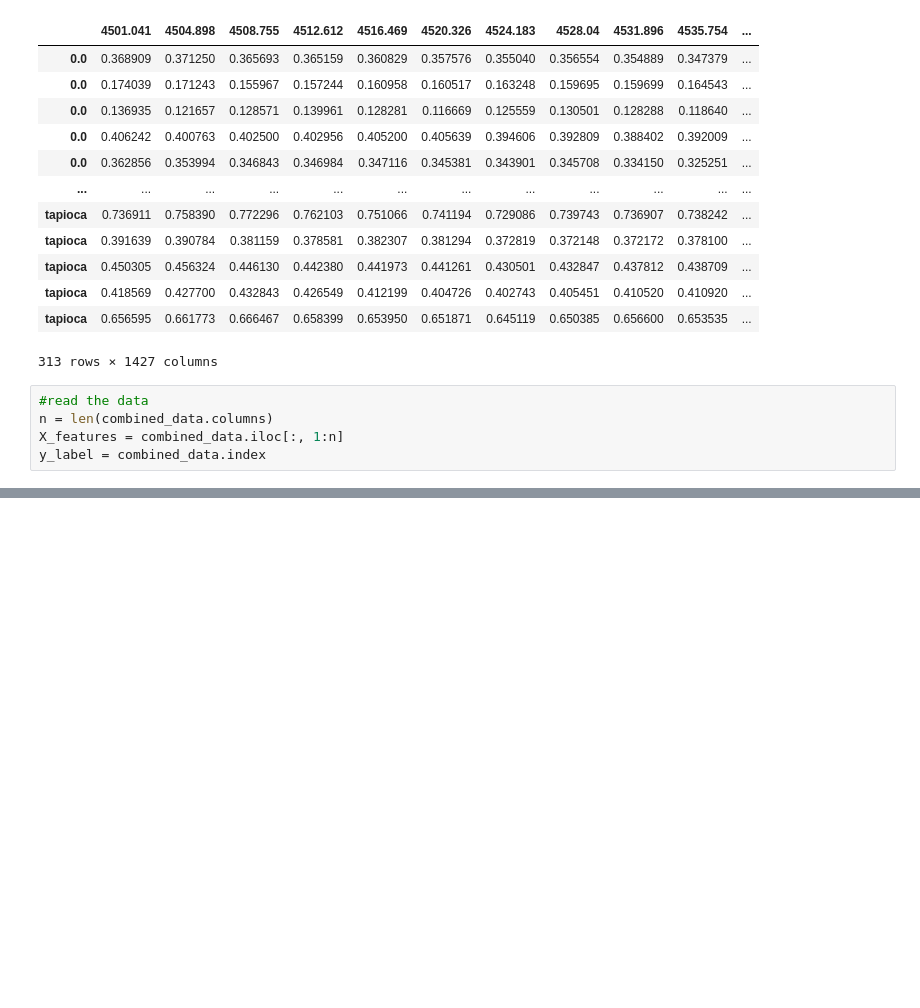
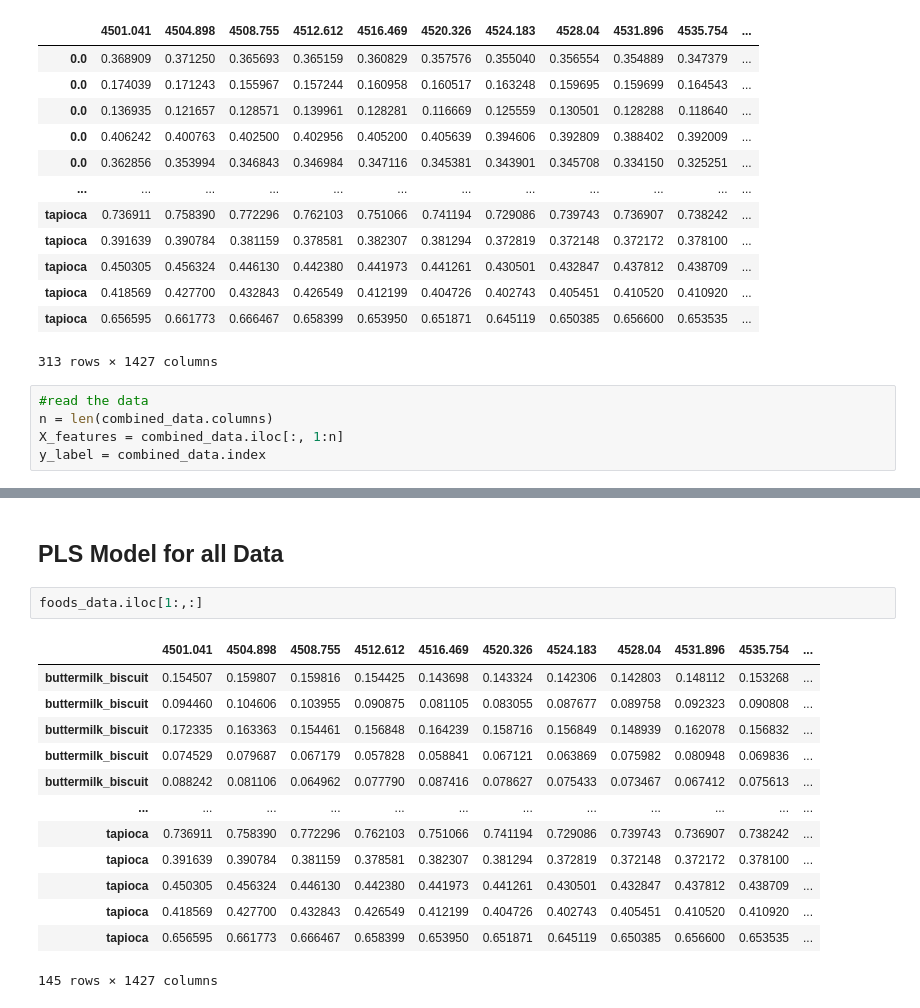
Before and after one commit to davissineath/FT-NIR_ML_Predictions, a Jupyter notebook: PLS_model/PLS.ipynb, the cells around one changed output, grey strips where cells are left out. Drawn from its saved outputs; the diff is of its cells as text; blank space fills up the shorter version.

```diff
--- a/PLS_model/PLS.ipynb
+++ b/PLS_model/PLS.ipynb
@@ -241,0 +289,18 @@ Calculated PHATE in 0.30 seconds.
+# %% [markdown]
+## PLS Model for all Data
+# %%
+foods_data.iloc[1:,:]
+# %% [output]
+|  | 4501.041 | 4504.898 | 4508.755 | 4512.612 | 4516.469 | 4520.326 | 4524.183 | 4528.04 | 4531.896 | 4535.754 | ... |
+| buttermilk_biscuit | 0.154507 | 0.159807 | 0.159816 | 0.154425 | 0.143698 | 0.143324 | 0.142306 | 0.142803 | 0.148112 | 0.153268 | ... |
+| buttermilk_biscuit | 0.094460 | 0.104606 | 0.103955 | 0.090875 | 0.081105 | 0.083055 | 0.087677 | 0.089758 | 0.092323 | 0.090808 | ... |
+| buttermilk_biscuit | 0.172335 | 0.163363 | 0.154461 | 0.156848 | 0.164239 | 0.158716 | 0.156849 | 0.148939 | 0.162078 | 0.156832 | ... |
+| buttermilk_biscuit | 0.074529 | 0.079687 | 0.067179 | 0.057828 | 0.058841 | 0.067121 | 0.063869 | 0.075982 | 0.080948 | 0.069836 | ... |
+| buttermilk_biscuit | 0.088242 | 0.081106 | 0.064962 | 0.077790 | 0.087416 | 0.078627 | 0.075433 | 0.073467 | 0.067412 | 0.075613 | ... |
+| ... | ... | ... | ... | ... | ... | ... | ... | ... | ... | ... | ... |
+| tapioca | 0.736911 | 0.758390 | 0.772296 | 0.762103 | 0.751066 | 0.741194 | 0.729086 | 0.739743 | 0.736907 | 0.738242 | ... |
+| tapioca | 0.391639 | 0.390784 | 0.381159 | 0.378581 | 0.382307 | 0.381294 | 0.372819 | 0.372148 | 0.372172 | 0.378100 | ... |
+| tapioca | 0.450305 | 0.456324 | 0.446130 | 0.442380 | 0.441973 | 0.441261 | 0.430501 | 0.432847 | 0.437812 | 0.438709 | ... |
+| tapioca | 0.418569 | 0.427700 | 0.432843 | 0.426549 | 0.412199 | 0.404726 | 0.402743 | 0.405451 | 0.410520 | 0.410920 | ... |
+| tapioca | 0.656595 | 0.661773 | 0.666467 | 0.658399 | 0.653950 | 0.651871 | 0.645119 | 0.650385 | 0.656600 | 0.653535 | ... |
+145 rows × 1427 columns
```
Also changed, not shown: parts of 16 cells of this notebook, 1 other file.
